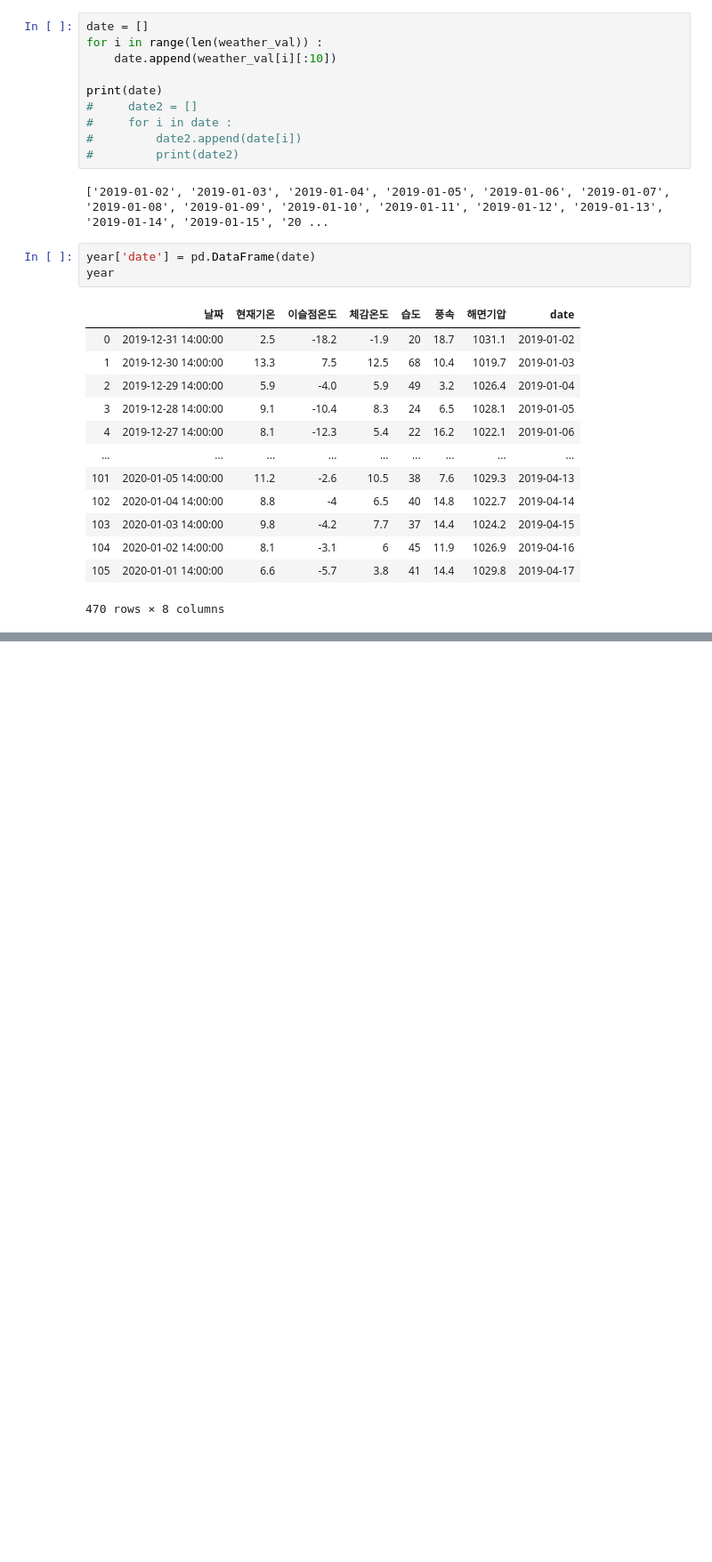
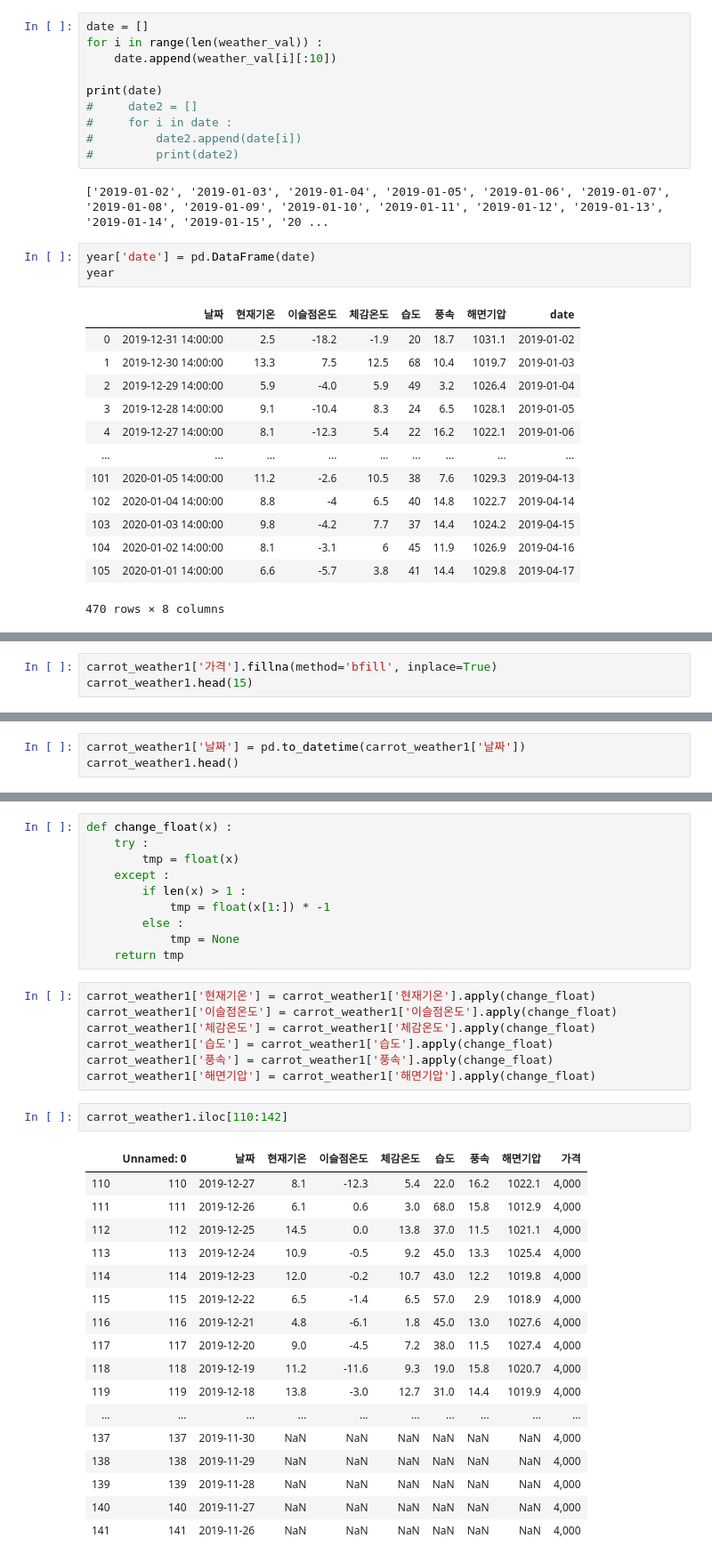
Before and after one commit to jiyoon-choii/20200413-, a Jupyter notebook: 20200416 미니프로젝트_당근값예측_기온 전처리.ipynb, the cells around one changed output, grey strips where cells are left out. Shown at 89% size. Drawn from its saved outputs; the diff is of its cells as text; blank space fills up the shorter version.

```diff
--- a/20200416 미니프로젝트_당근값예측_기온 전처리.ipynb
+++ b/20200416 미니프로젝트_당근값예측_기온 전처리.ipynb
@@ -401,0 +420,3 @@ year
+# %%
+carrot_weather1['가격'].fillna(method='bfill', inplace=True)
+carrot_weather1.head(15)
@@ -401,0 +455,3 @@ year
+# %%
+carrot_weather1['날짜'] = pd.to_datetime(carrot_weather1['날짜'])
+carrot_weather1.head()
@@ -401,0 +465,37 @@ year
+# %%
+def change_float(x) :
+    try :
+        tmp = float(x)
+    except :
+        if len(x) > 1 :
+            tmp = float(x[1:]) * -1
+        else :
+            tmp = None
+    return tmp
+# %%
+carrot_weather1['현재기온'] = carrot_weather1['현재기온'].apply(change_float)
+carrot_weather1['이슬점온도'] = carrot_weather1['이슬점온도'].apply(change_float)
+carrot_weather1['체감온도'] = carrot_weather1['체감온도'].apply(change_float)
+carrot_weather1['습도'] = carrot_weather1['습도'].apply(change_float)
+carrot_weather1['풍속'] = carrot_weather1['풍속'].apply(change_float)
+carrot_weather1['해면기압'] = carrot_weather1['해면기압'].apply(change_float)
+# %%
+carrot_weather1.iloc[110:142]
+# %% [output]
+|  | Unnamed: 0 | 날짜 | 현재기온 | 이슬점온도 | 체감온도 | 습도 | 풍속 | 해면기압 | 가격 |
+| 110 | 110 | 2019-12-27 | 8.1 | -12.3 | 5.4 | 22.0 | 16.2 | 1022.1 | 4,000 |
+| 111 | 111 | 2019-12-26 | 6.1 | 0.6 | 3.0 | 68.0 | 15.8 | 1012.9 | 4,000 |
+| 112 | 112 | 2019-12-25 | 14.5 | 0.0 | 13.8 | 37.0 | 11.5 | 1021.1 | 4,000 |
+| 113 | 113 | 2019-12-24 | 10.9 | -0.5 | 9.2 | 45.0 | 13.3 | 1025.4 | 4,000 |
+| 114 | 114 | 2019-12-23 | 12.0 | -0.2 | 10.7 | 43.0 | 12.2 | 1019.8 | 4,000 |
+| 115 | 115 | 2019-12-22 | 6.5 | -1.4 | 6.5 | 57.0 | 2.9 | 1018.9 | 4,000 |
+| 116 | 116 | 2019-12-21 | 4.8 | -6.1 | 1.8 | 45.0 | 13.0 | 1027.6 | 4,000 |
+| 117 | 117 | 2019-12-20 | 9.0 | -4.5 | 7.2 | 38.0 | 11.5 | 1027.4 | 4,000 |
+| 118 | 118 | 2019-12-19 | 11.2 | -11.6 | 9.3 | 19.0 | 15.8 | 1020.7 | 4,000 |
+| 119 | 119 | 2019-12-18 | 13.8 | -3.0 | 12.7 | 31.0 | 14.4 | 1019.9 | 4,000 |
+| ... | ... | ... | ... | ... | ... | ... | ... | ... | ... |
+| 137 | 137 | 2019-11-30 | NaN | NaN | NaN | NaN | NaN | NaN | 4,000 |
+| 138 | 138 | 2019-11-29 | NaN | NaN | NaN | NaN | NaN | NaN | 4,000 |
+| 139 | 139 | 2019-11-28 | NaN | NaN | NaN | NaN | NaN | NaN | 4,000 |
+| 140 | 140 | 2019-11-27 | NaN | NaN | NaN | NaN | NaN | NaN | 4,000 |
+| 141 | 141 | 2019-11-26 | NaN | NaN | NaN | NaN | NaN | NaN | 4,000 |
```
Also changed, not shown: parts of 16 cells of this notebook, 4 other files.
